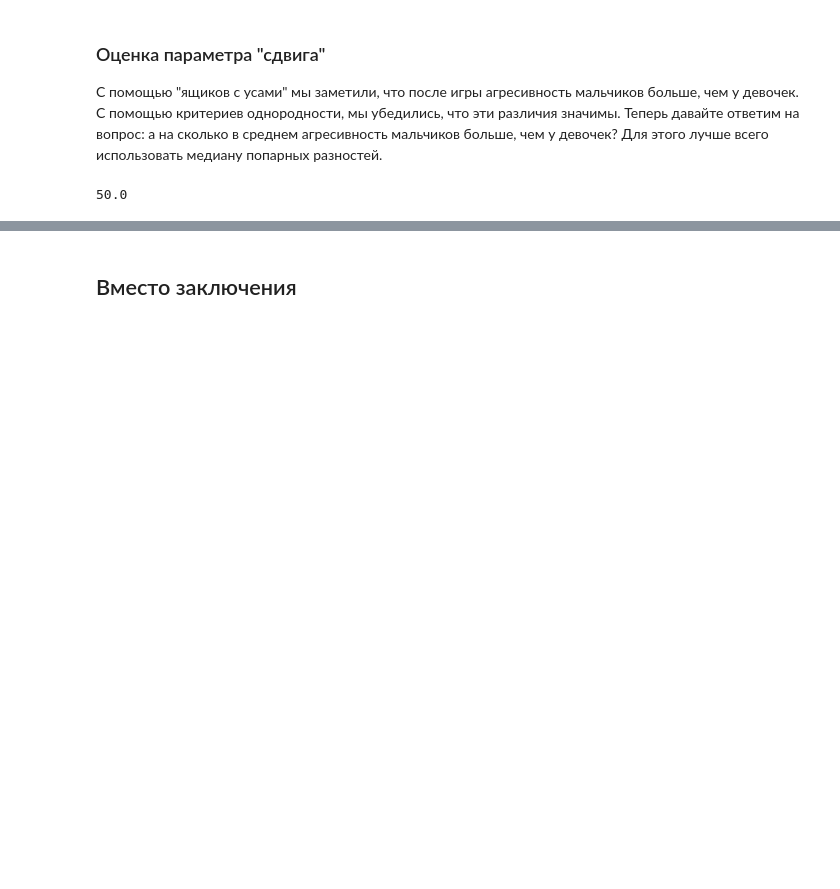
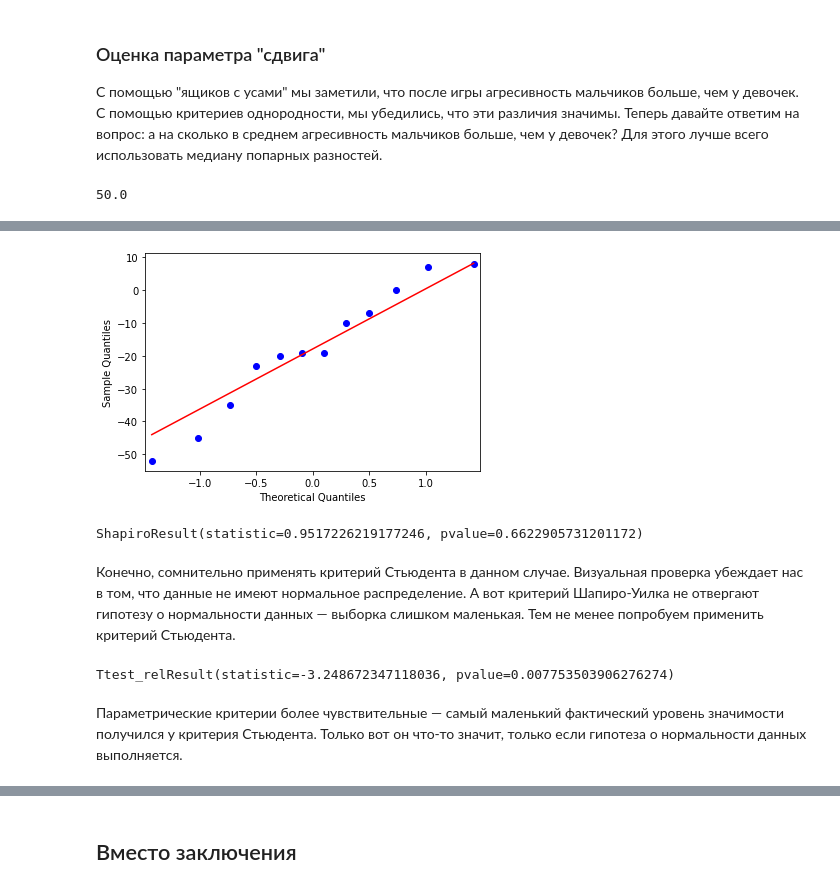
Before and after one commit to novayazarya/statistics, a Jupyter notebook: informed-consent.ipynb, the cells around one changed output, grey strips where cells are left out. Cells and saved outputs as stored; diff of their text form; code cells hidden in the pictures; blank space fills up the shorter version.

```diff
--- a/informed-consent.ipynb
+++ b/informed-consent.ipynb
@@ -301,0 +373,18 @@ np.median([[sample1[i] - sample2[j] for j in range(len(sample2))] for i in range
+# %%
+qqplot(sample1 - sample2, line='s');
+# %% [output]
+[figure, added]
+# %%
+# проверим нормальность и с помощью критерия Шапиро-Уилка
+stats.shapiro(sample1 - sample2)
+# %% [output]
+ShapiroResult(statistic=0.9517226219177246, pvalue=0.6622905731201172)
+# %% [markdown]
+Конечно, сомнительно применять критерий Стьюдента в данном случае. Визуальная проверка убеждает нас в том, что данные не имеют нормальное распределение. А вот критерий Шапиро-Уилка не отвергают гипотезу о нормальности данных — выборка слишком маленькая.
+Тем не менее попробуем применить критерий Стьюдента.
+# %%
+stats.ttest_rel(sample1, sample2)
+# %% [output]
+Ttest_relResult(statistic=-3.248672347118036, pvalue=0.007753503906276274)
+# %% [markdown]
+Параметрические критерии более чувствительные — самый маленький фактический уровень значимости получился у критерия Стьюдента. Только вот он что-то значит, только если гипотеза о нормальности данных выполняется.
```
Also changed, not shown: parts of 128 cells of this notebook.
